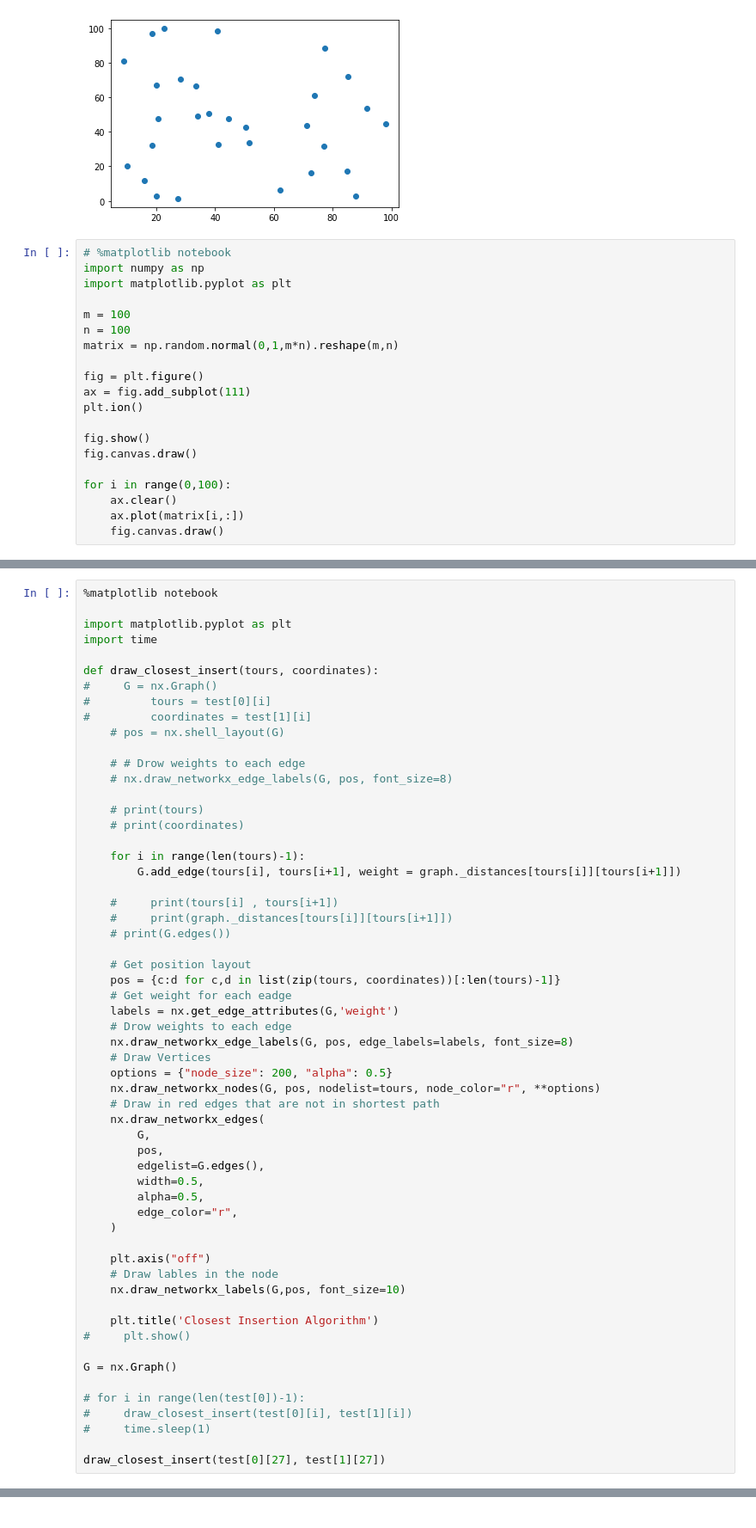
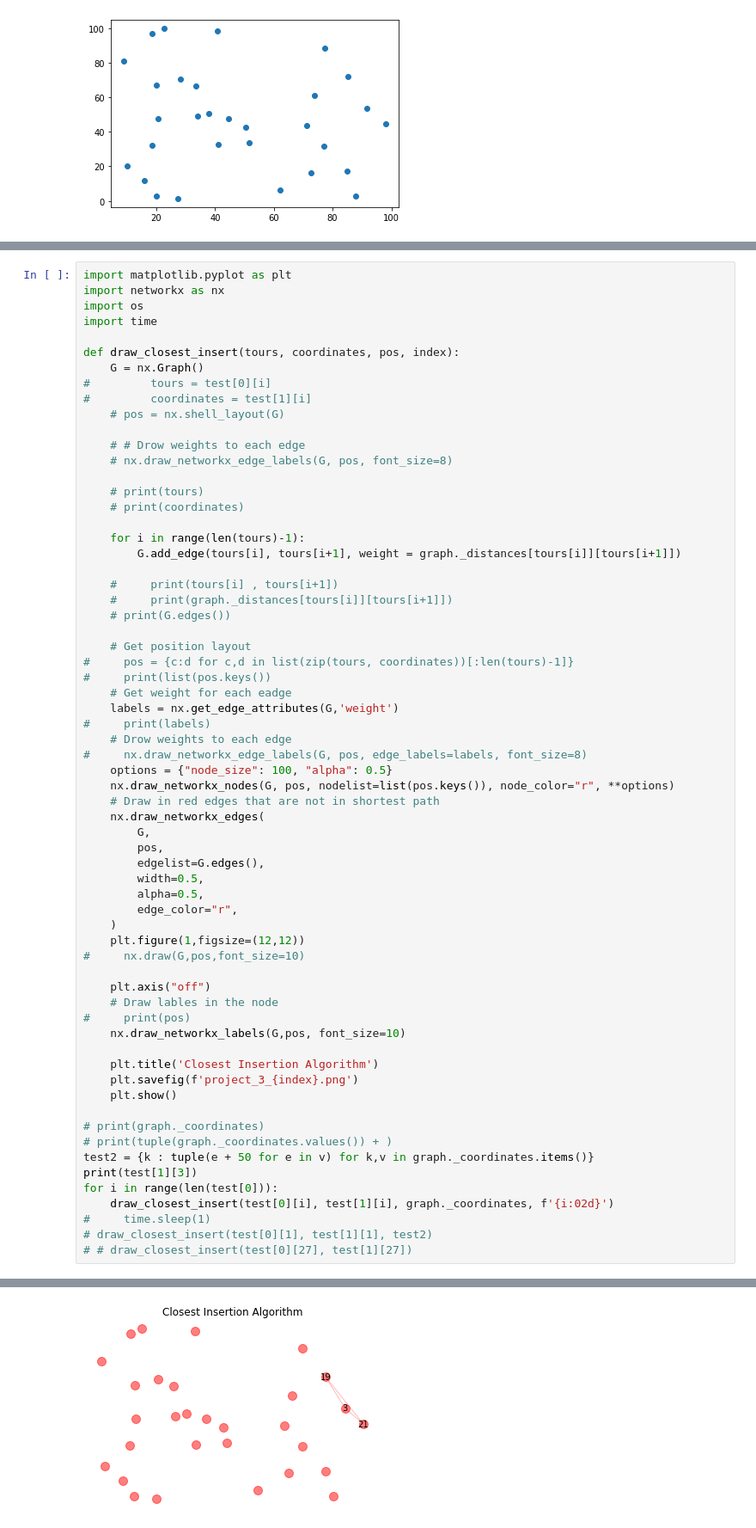
Before and after one commit to DSNortsev/Education, a Jupyter notebook: CSE545-Artificial_Intelligence/Project3/project3.ipynb, the cells around one changed output, grey strips where cells are left out. Shown: that part at 86% size. Cells and saved outputs as stored; diff of their text form.

Commit message:
Add visualization for closest insertion algorithm

```diff
--- a/CSE545-Artificial_Intelligence/Project3/project3.ipynb
+++ b/CSE545-Artificial_Intelligence/Project3/project3.ipynb
@@ -223,23 +179,3 @@ plt.show()
 # %% [output]
 [(87.951292, 2.658162), (33.466597, 66.682943), (91.778314, 53.807184), (20.526749, 47.63329), (9.006012, 81.185339), (20.03235, 2.761925), (77.18131, 31.922361), (41.059603, 32.578509), (18.692587, 9 ...
 [figure]
-# %%
-# %matplotlib notebook
-import numpy as np
-import matplotlib.pyplot as plt
-
-m = 100
-n = 100
-matrix = np.random.normal(0,1,m*n).reshape(m,n)
-
-fig = plt.figure()
-ax = fig.add_subplot(111)
-plt.ion()
-
-fig.show()
-fig.canvas.draw()
-
-for i in range(0,100):
-    ax.clear()
-    ax.plot(matrix[i,:])
-    fig.canvas.draw()
@@ -351,11 +182,11 @@ print(test[0])
 # %%
-%matplotlib notebook
-
 import matplotlib.pyplot as plt
+import networkx as nx
+import os
 import time
 
-def draw_closest_insert(tours, coordinates):
-#     G = nx.Graph()
+def draw_closest_insert(tours, coordinates, pos, index):
+    G = nx.Graph()
 #         tours = test[0][i]
 #         coordinates = test[1][i]
     # pos = nx.shell_layout(G)
@@ -374,14 +205,15 @@ def draw_closest_insert(tours, coordinates):
     # print(G.edges())
 
     # Get position layout
-    pos = {c:d for c,d in list(zip(tours, coordinates))[:len(tours)-1]}
+#     pos = {c:d for c,d in list(zip(tours, coordinates))[:len(tours)-1]}
+#     print(list(pos.keys())
     # Get weight for each eadge
     labels = nx.get_edge_attributes(G,'weight')
+#     print(labels)
     # Drow weights to each edge
-    nx.draw_networkx_edge_labels(G, pos, edge_labels=labels, font_size=8)
-    # Draw Vertices
-    options = {"node_size": 200, "alpha": 0.5}
-    nx.draw_networkx_nodes(G, pos, nodelist=tours, node_color="r", **options)
+#     nx.draw_networkx_edge_labels(G, pos, edge_labels=labels, font_size=8)
+    options = {"node_size": 100, "alpha": 0.5}
+    nx.draw_networkx_nodes(G, pos, nodelist=list(pos.keys()), node_color="r", **options)
     # Draw in red edges that are not in shortest path
     nx.draw_networkx_edges(
         G,
@@ -391,19 +223,25 @@ def draw_closest_insert(tours, coordinates):
         alpha=0.5,
         edge_color="r",
     )
+    plt.figure(1,figsize=(12,12))
+#     nx.draw(G,pos,font_size=10)
 
     plt.axis("off")
     # Draw lables in the node
+#     print(pos)
     nx.draw_networkx_labels(G,pos, font_size=10)
 
     plt.title('Closest Insertion Algorithm')
-#     plt.show()
+    plt.savefig(f'project_3_{index}.png')
+    plt.show()
 
-G = nx.Graph()
-
-# for i in range(len(test[0])-1):
-#     draw_closest_insert(test[0][i], test[1][i])
+# print(graph._coordinates)
+# print(tuple(graph._coordinates.values()) + )
+test2 = {k : tuple(e + 50 for e in v) for k,v in graph._coordinates.items()}
+print(test[1][3])
+for i in range(len(test[0])):
+    draw_closest_insert(test[0][i], test[1][i], graph._coordinates, f'{i:02d}')
 #     time.sleep(1)
-
-draw_closest_insert(test[0][27], test[1][27])
+# draw_closest_insert(test[0][1], test[1][1], test2)
+# # draw_closest_insert(test[0][27], test[1][27])
 # %% [output]
@@ -411,0 +249 @@ draw_closest_insert(test[0][27], test[1][27])
+[figure, added]
```
Also changed, not shown: parts of 15 cells of this notebook.
